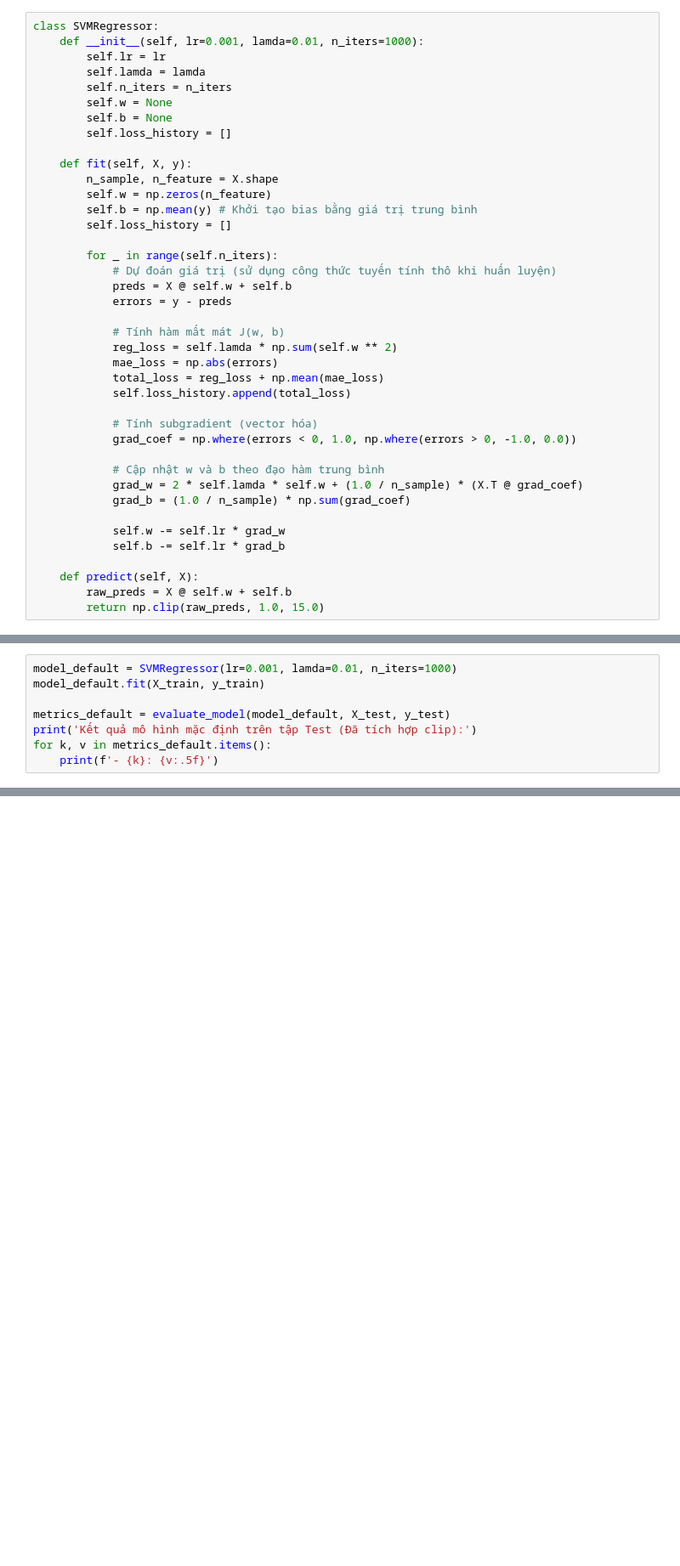
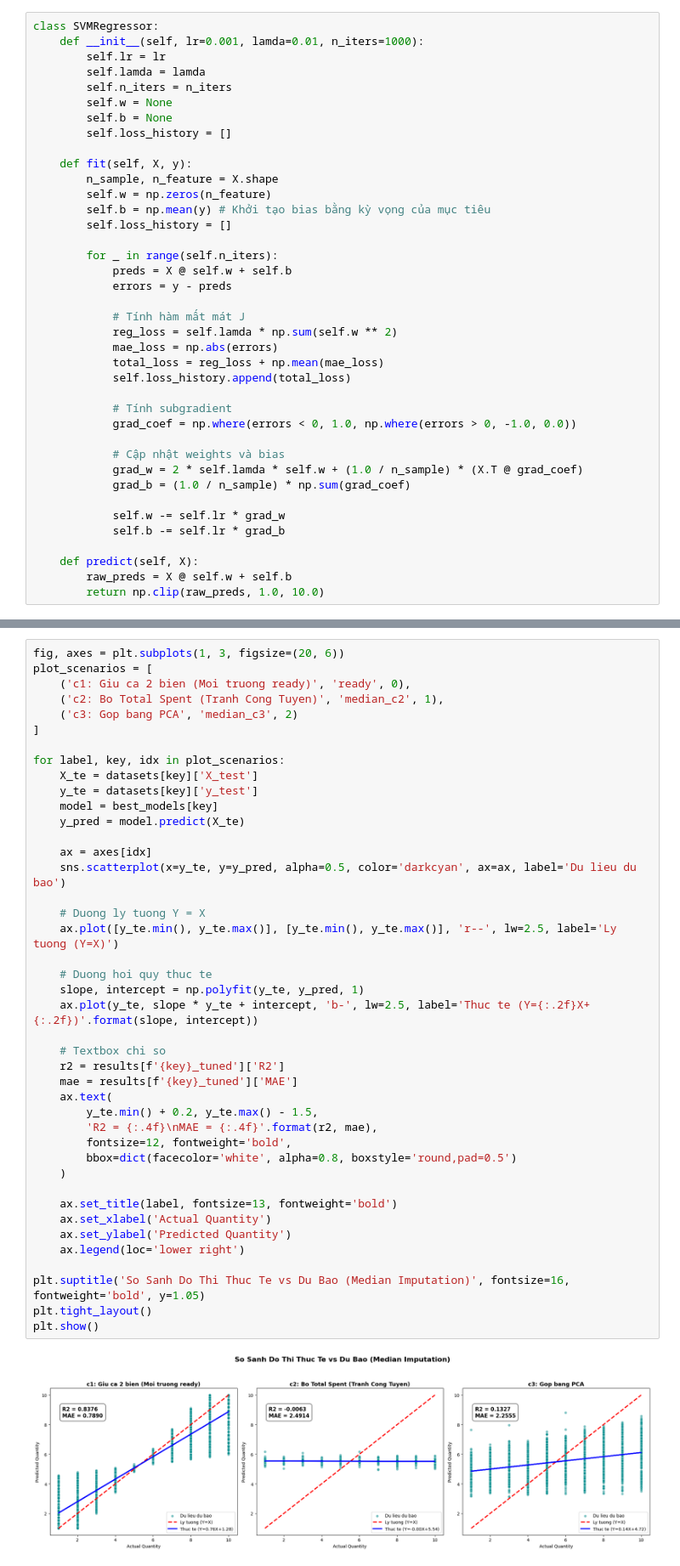
Before and after one commit to lacthui06/Lab-ML, a Jupyter notebook: lab2/modeling/modeling.ipynb, the cells around one changed output, grey strips where cells are left out. Shown at 85% size. Cells and saved outputs as stored; diff of their text form; blank space fills up the shorter version.

```diff
--- a/lab2/modeling/modeling.ipynb
+++ b/lab2/modeling/modeling.ipynb
@@ -54,24 +57,23 @@ class SVMRegressor:
     def fit(self, X, y):
         n_sample, n_feature = X.shape
         self.w = np.zeros(n_feature)
-        self.b = np.mean(y) # Khởi tạo bias bằng giá trị trung bình
+        self.b = np.mean(y) # Khởi tạo bias bằng kỳ vọng của mục tiêu
         self.loss_history = []
 
         for _ in range(self.n_iters):
-            # Dự đoán giá trị (sử dụng công thức tuyến tính thô khi huấn luyện)
             preds = X @ self.w + self.b
             errors = y - preds
 
-            # Tính hàm mất mát J(w, b)
+            # Tính hàm mất mát J
             reg_loss = self.lamda * np.sum(self.w ** 2)
             mae_loss = np.abs(errors)
             total_loss = reg_loss + np.mean(mae_loss)
             self.loss_history.append(total_loss)
 
-            # Tính subgradient (vector hóa)
+            # Tính subgradient
             grad_coef = np.where(errors < 0, 1.0, np.where(errors > 0, -1.0, 0.0))
 
-            # Cập nhật w và b theo đạo hàm trung bình
+            # Cập nhật weights và bias
             grad_w = 2 * self.lamda * self.w + (1.0 / n_sample) * (X.T @ grad_coef)
             grad_b = (1.0 / n_sample) * np.sum(grad_coef)
 
@@ -80,4 +82,4 @@ class SVMRegressor:
 
     def predict(self, X):
         raw_preds = X @ self.w + self.b
-        return np.clip(raw_preds, 1.0, 15.0)
+        return np.clip(raw_preds, 1.0, 10.0)
@@ -110,8 +105,0 @@ def evaluate_model(model, X, y_true):
-# %%
-model_default = SVMRegressor(lr=0.001, lamda=0.01, n_iters=1000)
-model_default.fit(X_train, y_train)
-
-metrics_default = evaluate_model(model_default, X_test, y_test)
-print('Kết quả mô hình mặc định trên tập Test (Đã tích hợp clip):')
-for k, v in metrics_default.items():
-    print(f'- {k}: {v:.5f}')
@@ -236,0 +155,44 @@ display(comparison_df)
+# %%
+fig, axes = plt.subplots(1, 3, figsize=(20, 6))
+plot_scenarios = [
+    ('c1: Giu ca 2 bien (Moi truong ready)', 'ready', 0),
+    ('c2: Bo Total Spent (Tranh Cong Tuyen)', 'median_c2', 1),
+    ('c3: Gop bang PCA', 'median_c3', 2)
+]
+
+for label, key, idx in plot_scenarios:
+    X_te = datasets[key]['X_test']
+    y_te = datasets[key]['y_test']
+    model = best_models[key]
+    y_pred = model.predict(X_te)
+
+    ax = axes[idx]
+    sns.scatterplot(x=y_te, y=y_pred, alpha=0.5, color='darkcyan', ax=ax, label='Du lieu du bao')
+
+    # Duong ly tuong Y = X
+    ax.plot([y_te.min(), y_te.max()], [y_te.min(), y_te.max()], 'r--', lw=2.5, label='Ly tuong (Y=X)')
+
+    # Duong hoi quy thuc te
+    slope, intercept = np.polyfit(y_te, y_pred, 1)
+    ax.plot(y_te, slope * y_te + intercept, 'b-', lw=2.5, label='Thuc te (Y={:.2f}X+{:.2f})'.format(slope, intercept))
+
+    # Textbox chi so
+    r2 = results[f'{key}_tuned']['R2']
+    mae = results[f'{key}_tuned']['MAE']
+    ax.text(
+        y_te.min() + 0.2, y_te.max() - 1.5,
+        'R2 = {:.4f}\nMAE = {:.4f}'.format(r2, mae),
+        fontsize=12, fontweight='bold',
+        bbox=dict(facecolor='white', alpha=0.8, boxstyle='round,pad=0.5')
+    )
+
+    ax.set_title(label, fontsize=13, fontweight='bold')
+    ax.set_xlabel('Actual Quantity')
+    ax.set_ylabel('Predicted Quantity')
+    ax.legend(loc='lower right')
+
+plt.suptitle('So Sanh Do Thi Thuc Te vs Du Bao (Median Imputation)', fontsize=16, fontweight='bold', y=1.05)
+plt.tight_layout()
+plt.show()
+# %% [output]
+[figure, added]
```
Also changed, not shown: parts of 29 cells of this notebook, 40 other files.
